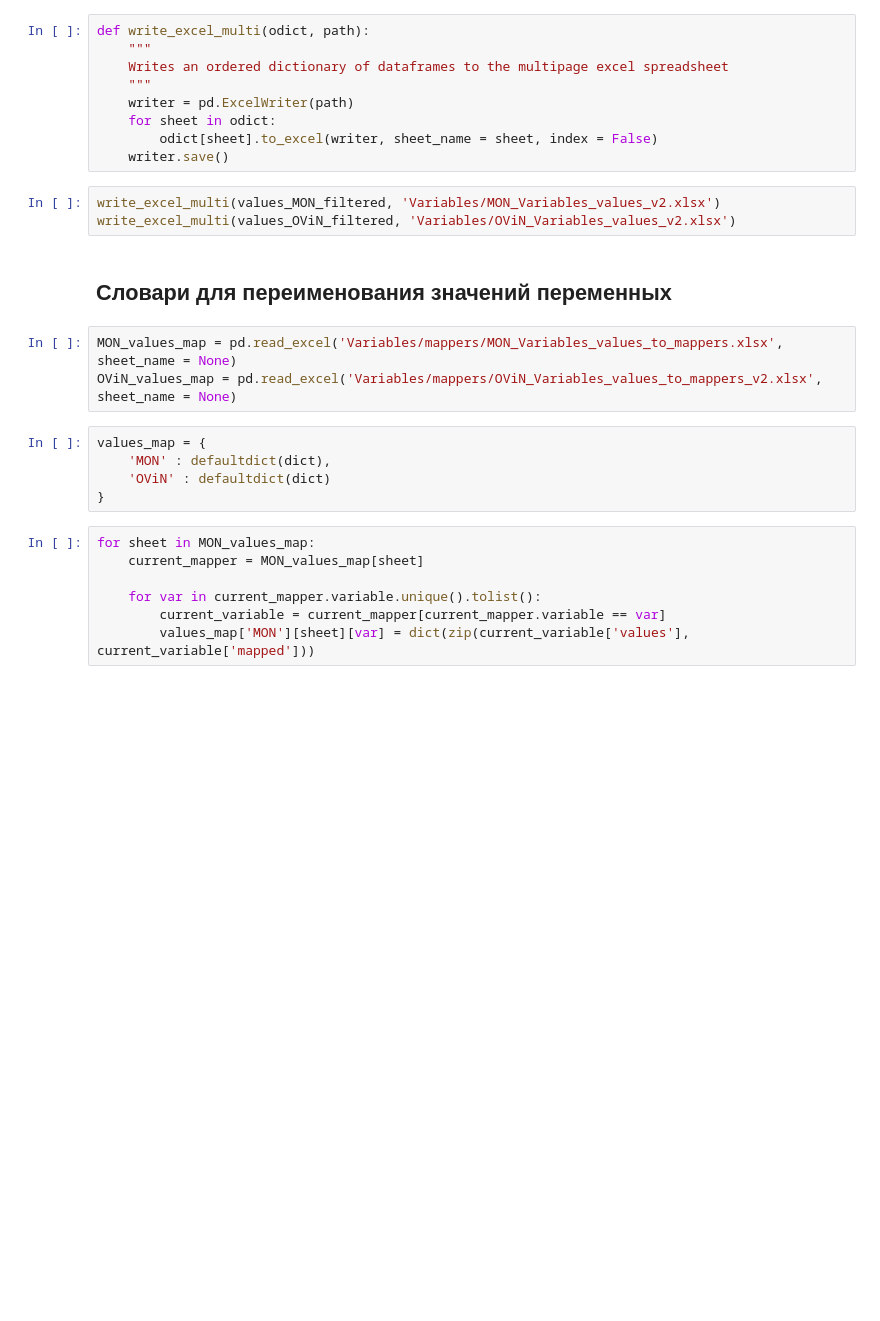
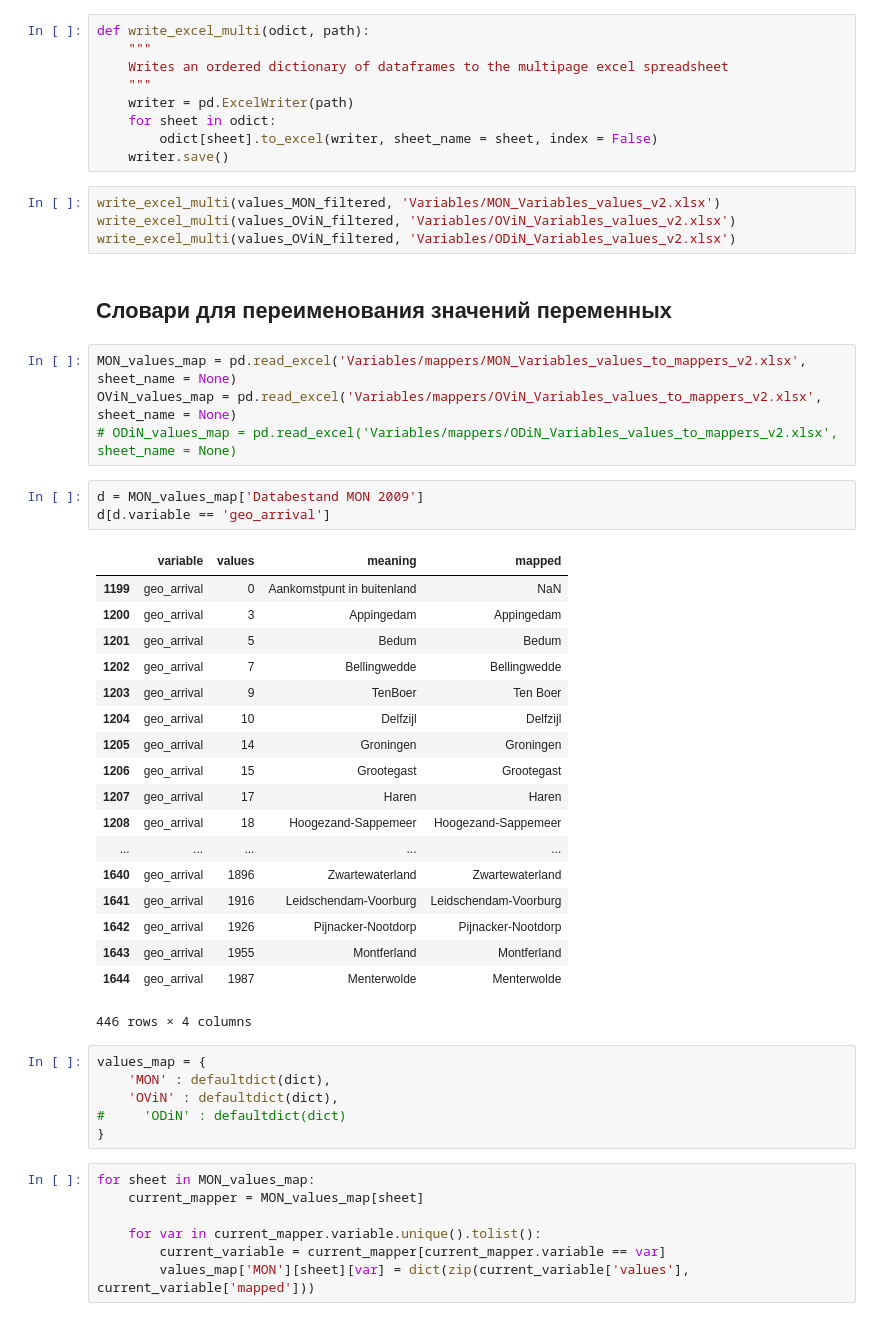
Before and after one commit to mtopnikov/NetherlandsCentralities, a Jupyter notebook: Data prerocessing.ipynb, the cells around one changed output. Drawn from its saved outputs; the diff is of its cells as text; blank space fills up the shorter version.

```diff
--- a/Data prerocessing.ipynb
+++ b/Data prerocessing.ipynb
@@ -179,15 +187,40 @@ def write_excel_multi(odict, path):
 # %%
 write_excel_multi(values_MON_filtered, 'Variables/MON_Variables_values_v2.xlsx')
 write_excel_multi(values_OViN_filtered, 'Variables/OViN_Variables_values_v2.xlsx')
+write_excel_multi(values_OViN_filtered, 'Variables/ODiN_Variables_values_v2.xlsx')
 # %% [markdown]
 ## Словари для переименования значений переменных
 # %%
-MON_values_map = pd.read_excel('Variables/mappers/MON_Variables_values_to_mappers.xlsx', sheet_name = None)
+MON_values_map = pd.read_excel('Variables/mappers/MON_Variables_values_to_mappers_v2.xlsx', sheet_name = None)
 OViN_values_map = pd.read_excel('Variables/mappers/OViN_Variables_values_to_mappers_v2.xlsx', sheet_name = None)
+# ODiN_values_map = pd.read_excel('Variables/mappers/ODiN_Variables_values_to_mappers_v2.xlsx', sheet_name = None)
+# %%
+d = MON_values_map['Databestand MON 2009']
+d[d.variable == 'geo_arrival']
+# %% [output]
+|  | variable | values | meaning | mapped |
+| 1199 | geo_arrival | 0 | Aankomstpunt in buitenland | NaN |
+| 1200 | geo_arrival | 3 | Appingedam | Appingedam |
+| 1201 | geo_arrival | 5 | Bedum | Bedum |
+| 1202 | geo_arrival | 7 | Bellingwedde | Bellingwedde |
+| 1203 | geo_arrival | 9 | TenBoer | Ten Boer |
+| 1204 | geo_arrival | 10 | Delfzijl | Delfzijl |
+| 1205 | geo_arrival | 14 | Groningen | Groningen |
+| 1206 | geo_arrival | 15 | Grootegast | Grootegast |
+| 1207 | geo_arrival | 17 | Haren | Haren |
+| 1208 | geo_arrival | 18 | Hoogezand-Sappemeer | Hoogezand-Sappemeer |
+| ... | ... | ... | ... | ... |
+| 1640 | geo_arrival | 1896 | Zwartewaterland | Zwartewaterland |
+| 1641 | geo_arrival | 1916 | Leidschendam-Voorburg | Leidschendam-Voorburg |
+| 1642 | geo_arrival | 1926 | Pijnacker-Nootdorp | Pijnacker-Nootdorp |
+| 1643 | geo_arrival | 1955 | Montferland | Montferland |
+| 1644 | geo_arrival | 1987 | Menterwolde | Menterwolde |
+446 rows × 4 columns
 # %%
 values_map = {
     'MON' : defaultdict(dict),
-    'OViN' : defaultdict(dict)
+    'OViN' : defaultdict(dict),
+#     'ODiN' : defaultdict(dict)
 }
 # %%
 for sheet in MON_values_map:
```
Also changed, not shown: parts of 46 cells of this notebook, 7 other files.
